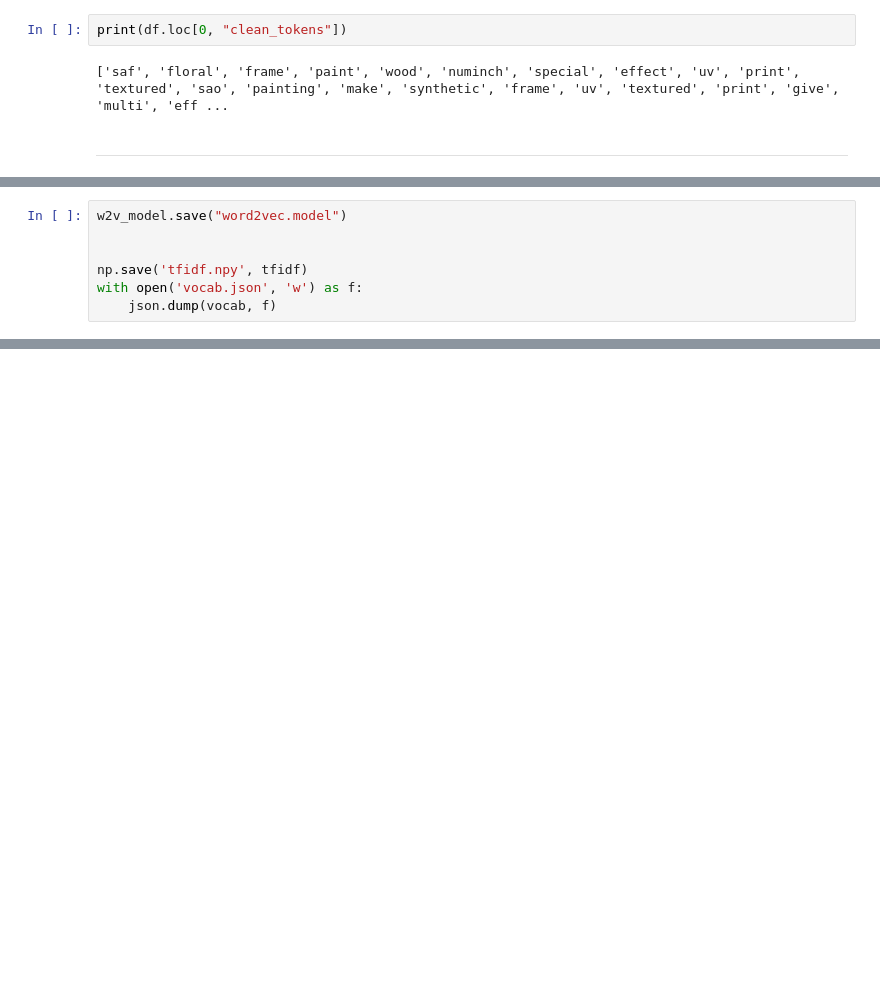
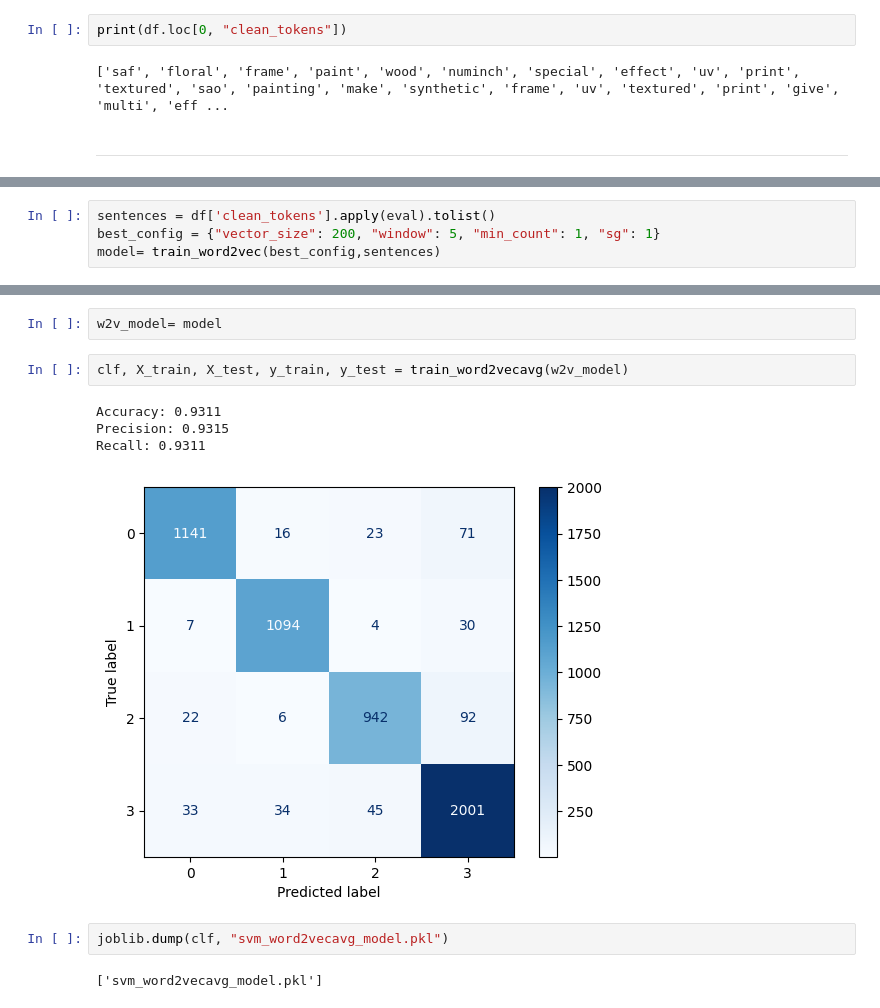
Before and after one commit to AlirezaSaffar/ecommerce-text-classifier, a Jupyter notebook: main.ipynb, the cells around one changed output, grey strips where cells are left out. Cells and saved outputs as stored; diff of their text form; blank space fills up the shorter version.

```diff
--- a/main.ipynb
+++ b/main.ipynb
@@ -675,7 +635,0 @@ w2v_model = train_word2vec(new_df['clean_description'], vector_size=75)
-# %%
-w2v_model.save("word2vec.model")
-
-
-np.save('tfidf.npy', tfidf)
-with open('vocab.json', 'w') as f:
-    json.dump(vocab, f)
@@ -689,0 +986,4 @@ with open('vocab.json', 'w') as f:
+# %%
+sentences = df['clean_tokens'].apply(eval).tolist()
+best_config = {"vector_size": 200, "window": 5, "min_count": 1, "sg": 1}
+model= train_word2vec(best_config,sentences)
@@ -689,0 +1013,13 @@ with open('vocab.json', 'w') as f:
+# %%
+w2v_model= model
+# %%
+clf, X_train, X_test, y_train, y_test = train_word2vecavg(w2v_model)
+# %% [output]
+Accuracy: 0.9311
+Precision: 0.9315
+Recall: 0.9311
+[figure, added]
+# %%
+joblib.dump(clf, "svm_word2vecavg_model.pkl")
+# %% [output]
+['svm_word2vecavg_model.pkl']
```
Also changed, not shown: parts of 22 cells of this notebook, 3 other files.
